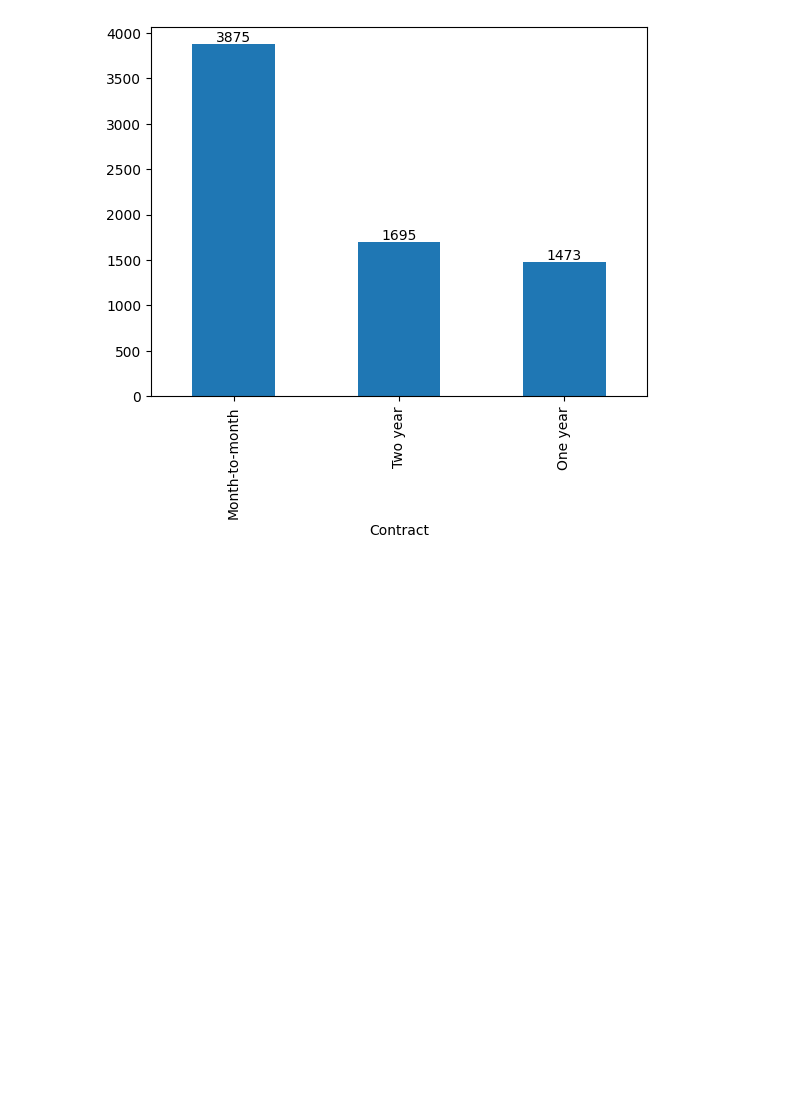
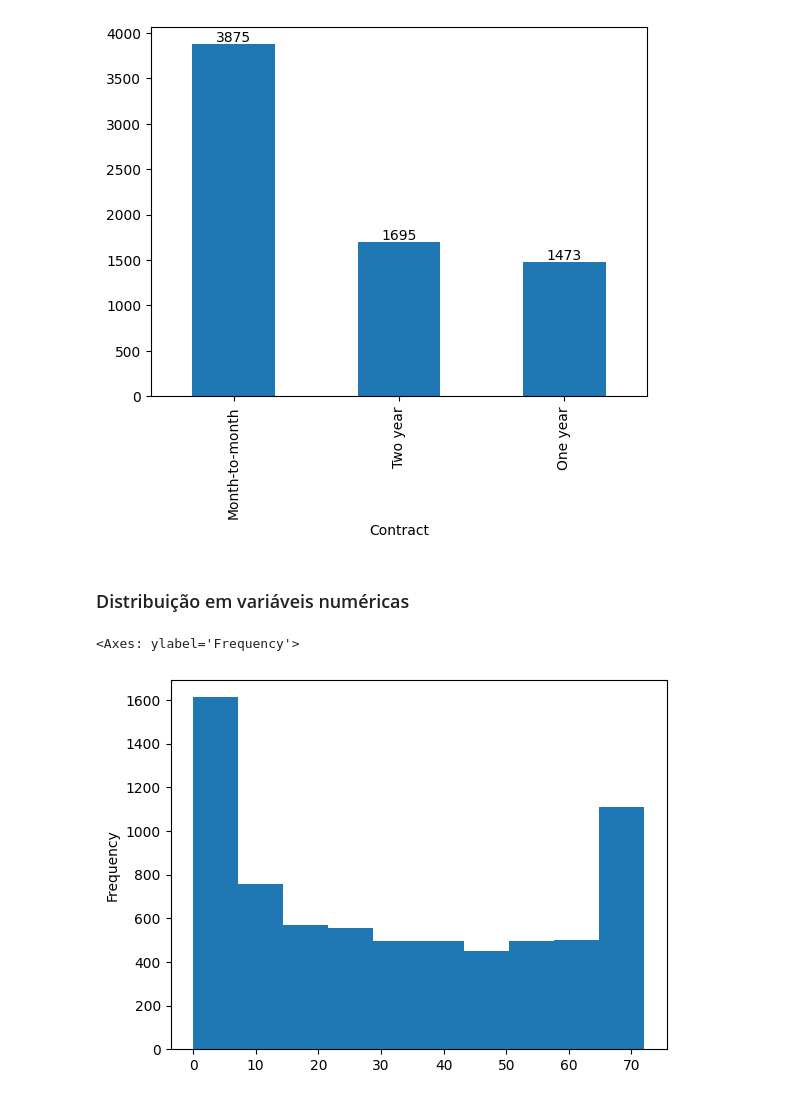
Before and after one commit to mgckaled/ignite-devia-introduction, a Jupyter notebook: ead_churn.ipynb, the cells around one changed output. Cells and saved outputs as stored; diff of their text form; code cells hidden in the pictures; blank space fills up the shorter version.

Commit message:
feat: univariate analysis - distribution of numerical variables

```diff
--- a/ead_churn.ipynb
+++ b/ead_churn.ipynb
@@ -496,3 +498,11 @@ ax.bar_label(ax.containers[0])
 # %% [output]
 [Text(0, 0, '3875'), Text(0, 0, '1695'), Text(0, 0, '1473')]
 [figure]
+# %% [markdown]
+### Distribuição em variáveis numéricas
+# %%
+# Histograma do tempo de contrato
+df_churn["tenure"].plot.hist()
+# %% [output]
+<Axes: ylabel='Frequency'>
+[figure, added]
```
Also changed, not shown: parts of 8 cells of this notebook.
